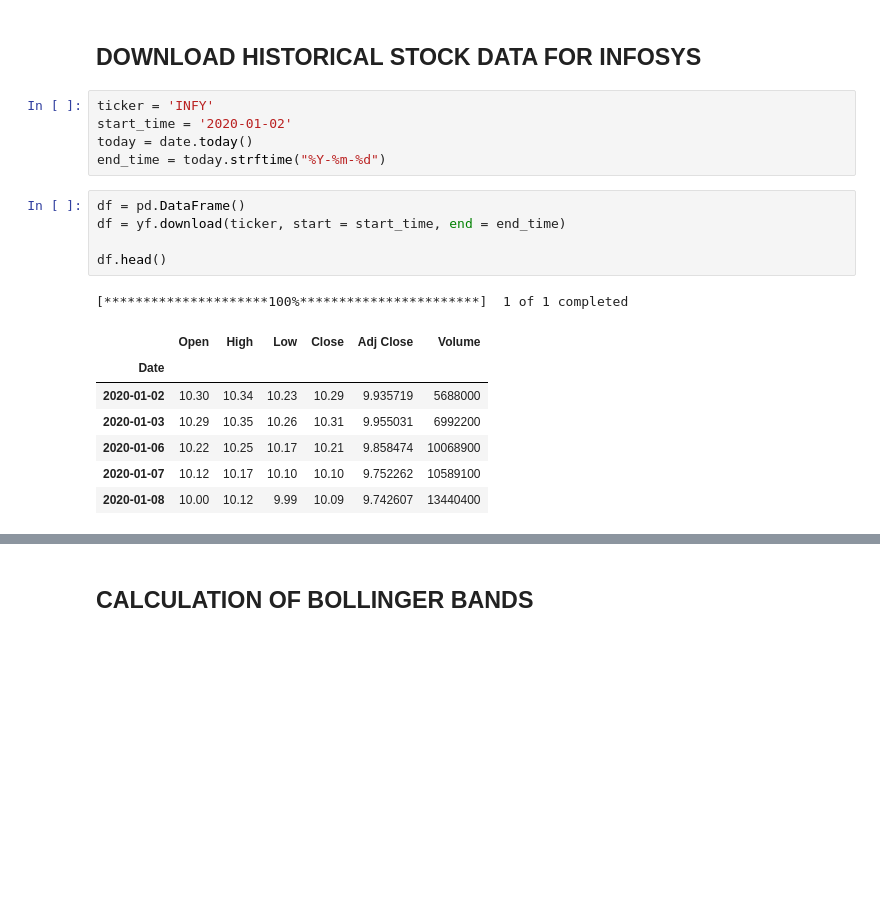
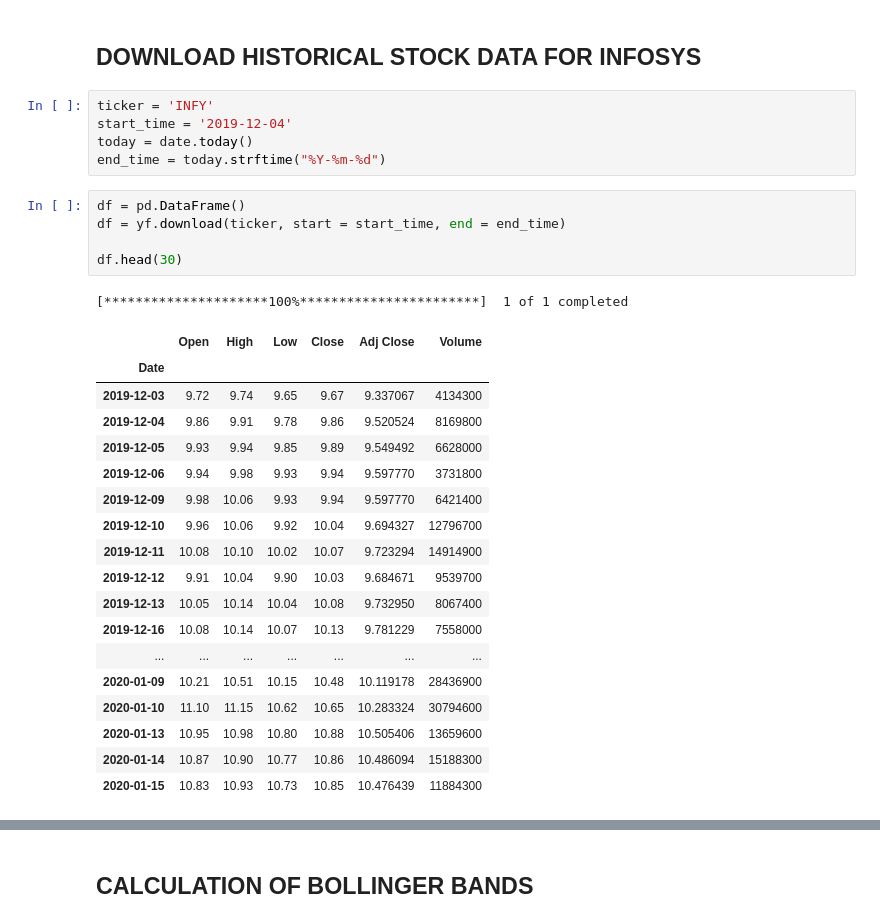
Before and after one commit to tipsi2022/Stock-Market-Analysis, a Jupyter notebook: Feature Engineering/1. Features Extraction/Stock Features Extraction.ipynb, the cells around one changed output, grey strips where cells are left out. Drawn from its saved outputs; the diff is of its cells as text; blank space fills up the shorter version.

```diff
--- a/Feature Engineering/1. Features Extraction/Stock Features Extraction.ipynb
+++ b/Feature Engineering/1. Features Extraction/Stock Features Extraction.ipynb
@@ -10,23 +10,34 @@ from talib import abstract
 ## DOWNLOAD HISTORICAL STOCK DATA FOR INFOSYS
 # %%
 ticker = 'INFY'
-start_time = '2020-01-02'
+start_time = '2019-12-04'
 today = date.today()
 end_time = today.strftime("%Y-%m-%d")
 # %%
 df = pd.DataFrame()
 df = yf.download(ticker, start = start_time, end = end_time)
 
-df.head()
+df.head(30)
 # %% [output]
 [*********************100%***********************]  1 of 1 completed
 |  | Open | High | Low | Close | Adj Close | Volume |
 | Date |  |  |  |  |  |  |
-| 2020-01-02 | 10.30 | 10.34 | 10.23 | 10.29 | 9.935719 | 5688000 |
-| 2020-01-03 | 10.29 | 10.35 | 10.26 | 10.31 | 9.955031 | 6992200 |
-| 2020-01-06 | 10.22 | 10.25 | 10.17 | 10.21 | 9.858474 | 10068900 |
-| 2020-01-07 | 10.12 | 10.17 | 10.10 | 10.10 | 9.752262 | 10589100 |
-| 2020-01-08 | 10.00 | 10.12 | 9.99 | 10.09 | 9.742607 | 13440400 |
+| 2019-12-03 | 9.72 | 9.74 | 9.65 | 9.67 | 9.337067 | 4134300 |
+| 2019-12-04 | 9.86 | 9.91 | 9.78 | 9.86 | 9.520524 | 8169800 |
+| 2019-12-05 | 9.93 | 9.94 | 9.85 | 9.89 | 9.549492 | 6628000 |
+| 2019-12-06 | 9.94 | 9.98 | 9.93 | 9.94 | 9.597770 | 3731800 |
+| 2019-12-09 | 9.98 | 10.06 | 9.93 | 9.94 | 9.597770 | 6421400 |
+| 2019-12-10 | 9.96 | 10.06 | 9.92 | 10.04 | 9.694327 | 12796700 |
+| 2019-12-11 | 10.08 | 10.10 | 10.02 | 10.07 | 9.723294 | 14914900 |
+| 2019-12-12 | 9.91 | 10.04 | 9.90 | 10.03 | 9.684671 | 9539700 |
+| 2019-12-13 | 10.05 | 10.14 | 10.04 | 10.08 | 9.732950 | 8067400 |
+| 2019-12-16 | 10.08 | 10.14 | 10.07 | 10.13 | 9.781229 | 7558000 |
+| ... | ... | ... | ... | ... | ... | ... |
+| 2020-01-09 | 10.21 | 10.51 | 10.15 | 10.48 | 10.119178 | 28436900 |
+| 2020-01-10 | 11.10 | 11.15 | 10.62 | 10.65 | 10.283324 | 30794600 |
+| 2020-01-13 | 10.95 | 10.98 | 10.80 | 10.88 | 10.505406 | 13659600 |
+| 2020-01-14 | 10.87 | 10.90 | 10.77 | 10.86 | 10.486094 | 15188300 |
+| 2020-01-15 | 10.83 | 10.93 | 10.73 | 10.85 | 10.476439 | 11884300 |
 # %%
 df =  df.rename(columns={'Open': 'open', 'High': 'high', 'Low': 'low', 'Adj Close': 'close', 'Volume': 'volume'})
 df = df.drop(['Close'], axis='columns')
```
Also changed, not shown: parts of 12 cells of this notebook, 1 other file.
